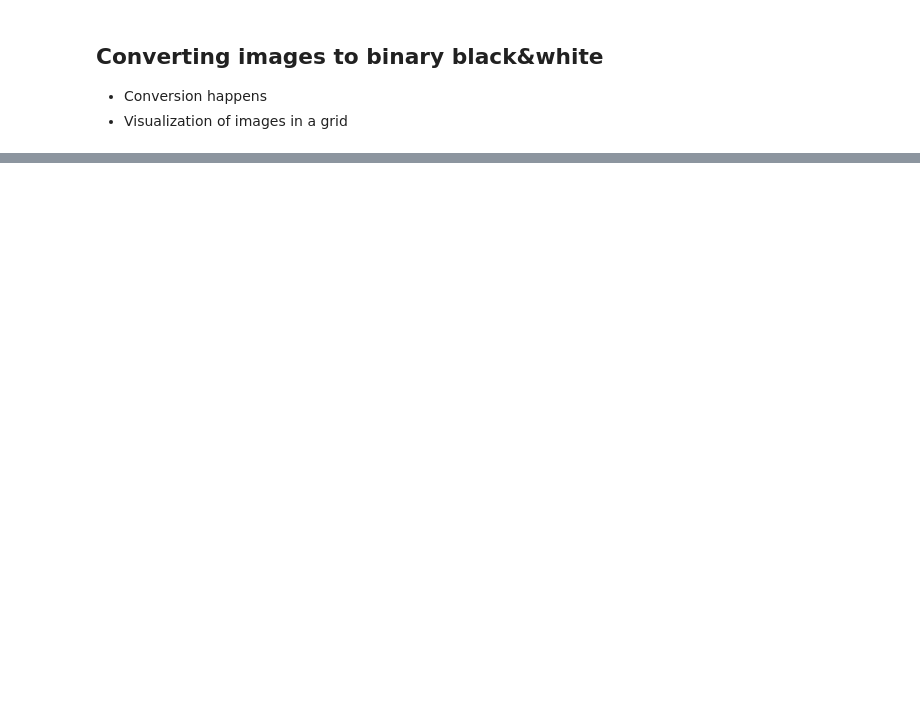
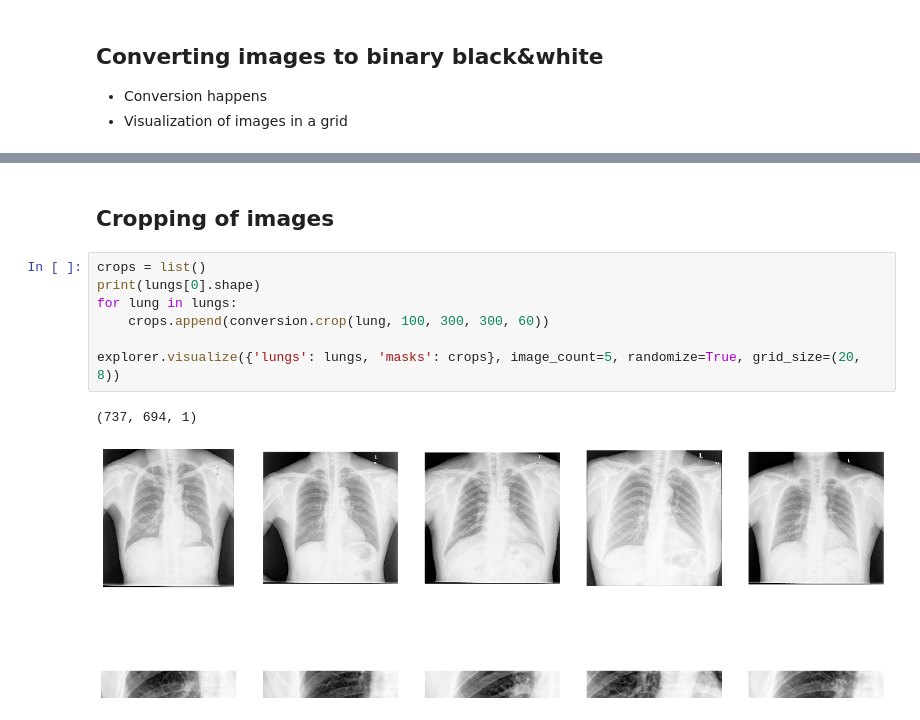
Before and after one commit to arcus-azure/arcus.ml, a Jupyter notebook: samples/images_operations.ipynb, the cells around one changed output, grey strips where cells are left out. Cells and saved outputs as stored; diff of their text form; blank space fills up the shorter version.

Commit message:
image cropping & portion scanning

```diff
--- a/samples/images_operations.ipynb
+++ b/samples/images_operations.ipynb
@@ -40,0 +41,12 @@ explorer.visualize({'bw': bw_lungs}, 4)
+# %% [markdown]
+## Cropping of images
+# %%
+crops = list()
+print(lungs[0].shape)
+for lung in lungs:
+    crops.append(conversion.crop(lung, 100, 300, 300, 60))
+
+explorer.visualize({'lungs': lungs, 'masks': crops}, image_count=5, randomize=True, grid_size=(20, 8))
+# %% [output]
+(737, 694, 1)
+[figure, added]
```
Also changed, not shown: parts of 14 cells of this notebook, 10 other files.
